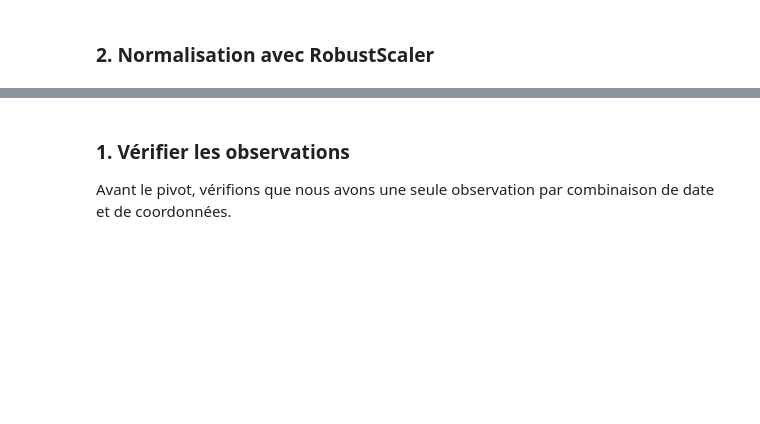
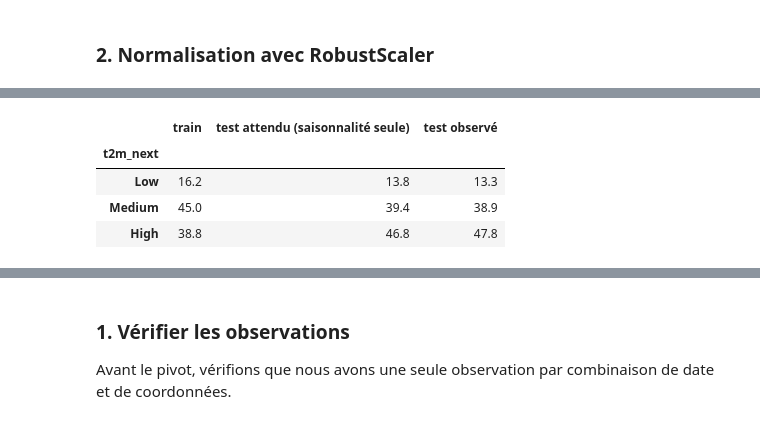
Before and after one commit to chahinez26/DM-Weather-framework, a Jupyter notebook: notebooks/04_Feature_Engineering.ipynb, the cells around one changed output, grey strips where cells are left out. Drawn from its saved outputs; the diff is of its cells as text; code cells hidden in the pictures; blank space fills up the shorter version.

```diff
--- a/notebooks/04_Feature_Engineering.ipynb
+++ b/notebooks/04_Feature_Engineering.ipynb
@@ -96,0 +151,16 @@ X_test_scaled = pd.DataFrame(
+# %%
+tm = test["month"].value_counts(normalize=True)   # poids des mois dans le test
+p_cls_mois = pd.crosstab(train["month"], y_train_c, normalize="index")[CLASS_LABELS]
+attendu = (p_cls_mois.mul(tm, axis=0).sum() * 100).round(1)
+
+display(pd.DataFrame({
+    "train": pct["train"],
+    "test attendu (saisonnalité seule)": attendu,
+    "test observé": pct["test"],
+}))
+# %% [output]
+|  | train | test attendu (saisonnalité seule) | test observé |
+| t2m_next |  |  |  |
+| Low | 16.2 | 13.8 | 13.3 |
+| Medium | 45.0 | 39.4 | 38.9 |
+| High | 38.8 | 46.8 | 47.8 |
```
Also changed, not shown: parts of 28 cells of this notebook.
